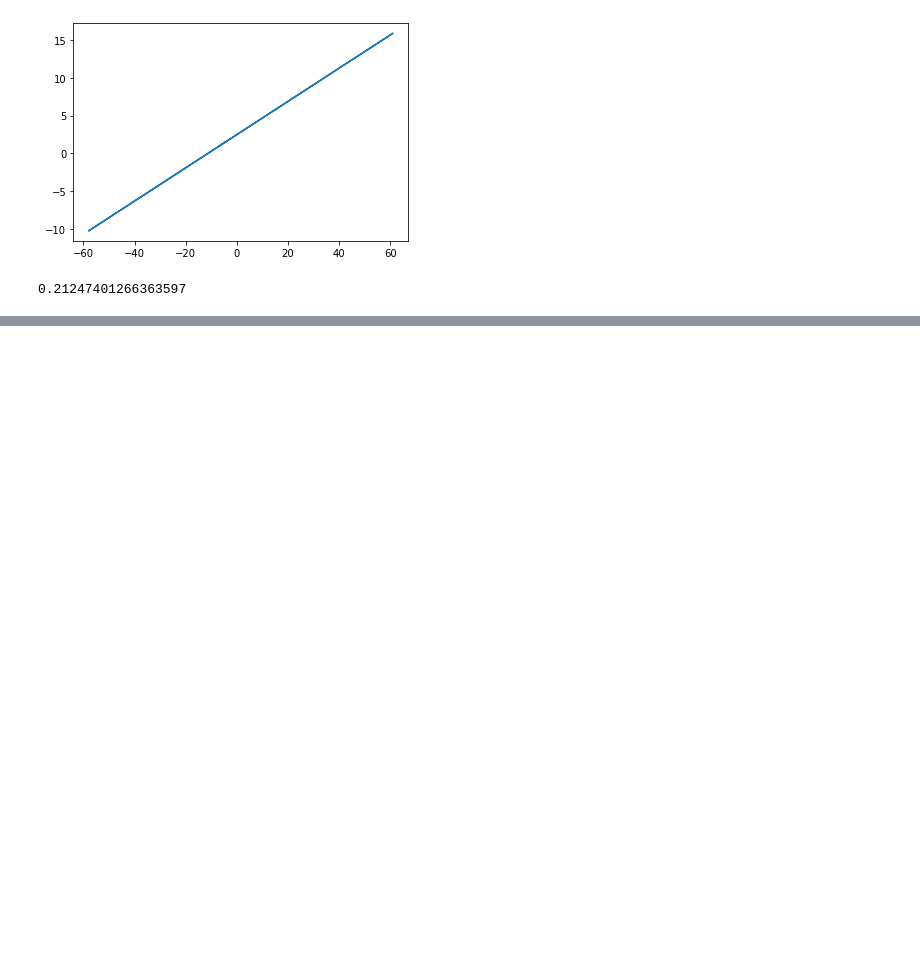
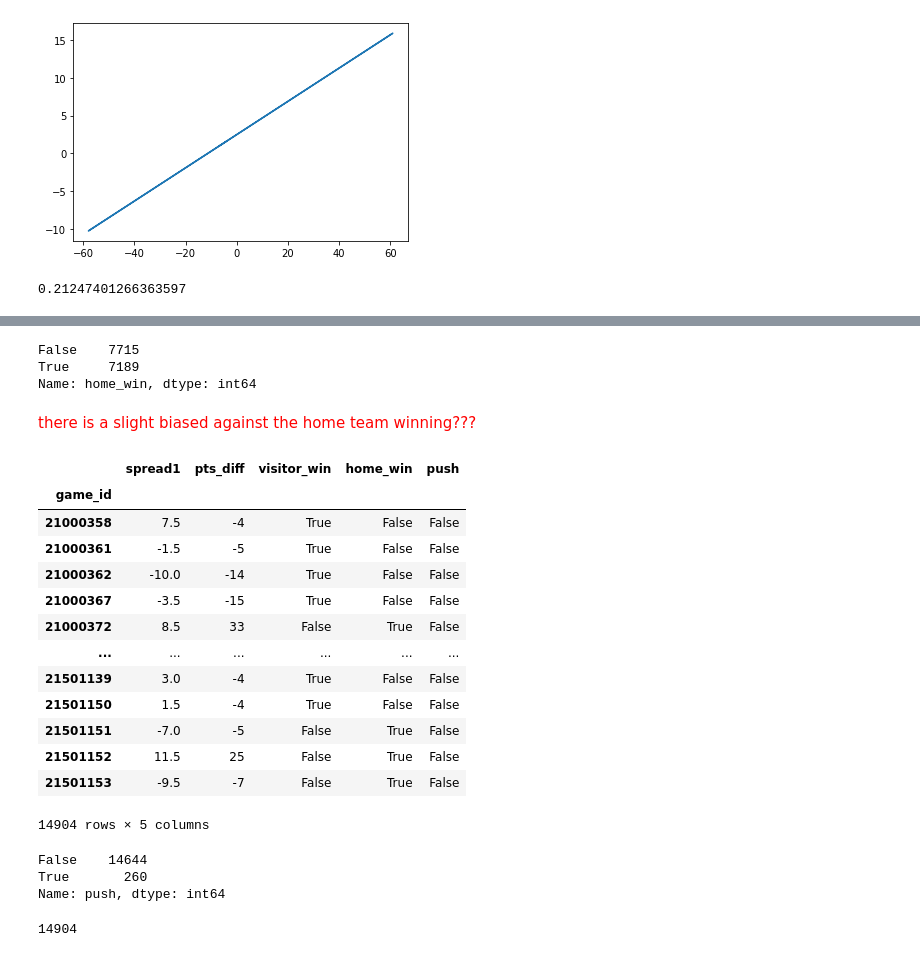
Before and after one commit to pauljacob/capstoneNBA, a Jupyter notebook: Untitled Folder/capstone2_spreadv4.ipynb, the cells around one changed output, grey strips where cells are left out. Saved outputs shown, nothing was run; the diff lists cells and outputs as text; code cells hidden in the pictures; blank space fills up the shorter version.

```diff
--- a/Untitled Folder/capstone2_spreadv4.ipynb
+++ b/Untitled Folder/capstone2_spreadv4.ipynb
@@ -380,0 +381,3 @@ sns.pairplot()
+# %%
+df_spread1_pts_diff['visitor_win'] = df_spread1_pts_diff['pts_diff'] < df_spread1_pts_diff['spread1']
+df_spread1_pts_diff
@@ -380,0 +407,3 @@ sns.pairplot()
+# %%
+df_spread1_pts_diff['home_win'] = df_spread1_pts_diff['pts_diff'] > df_spread1_pts_diff['spread1']
+df_spread1_pts_diff
@@ -380,0 +425,32 @@ sns.pairplot()
+# %%
+df_spread1_pts_diff['home_win'].value_counts()
+# %% [output]
+False    7715
+True     7189
+Name: home_win, dtype: int64
+# %% [markdown]
+<font color='red'> there is a slight biased against the home team winning???<font>
+# %%
+df_spread1_pts_diff['push'] = df_spread1_pts_diff['pts_diff'] == df_spread1_pts_diff['spread1']
+df_spread1_pts_diff
+# %% [output]
+|  | spread1 | pts_diff | visitor_win | home_win | push |
+| game_id |  |  |  |  |  |
+| 21000358 | 7.5 | -4 | True | False | False |
+| 21000361 | -1.5 | -5 | True | False | False |
+| 21000362 | -10.0 | -14 | True | False | False |
+| 21000367 | -3.5 | -15 | True | False | False |
+| 21000372 | 8.5 | 33 | False | True | False |
+| ... | ... | ... | ... | ... | ... |
+| 21501139 | 3.0 | -4 | True | False | False |
+| 21501150 | 1.5 | -4 | True | False | False |
+| 21501151 | -7.0 | -5 | False | True | False |
+| 21501152 | 11.5 | 25 | False | True | False |
+| 21501153 | -9.5 | -7 | False | True | False |
+14904 rows × 5 columns
+# %%
+df_spread1_pts_diff['push'].value_counts()
+# %% [output]
+False    14644
+True       260
+Name: push, dtype: int64
@@ -380,0 +461,4 @@ sns.pairplot()
+# %%
+7455 + 7189 + 260
+# %% [output]
+14904
```
Also changed, not shown: parts of 6 cells of this notebook.
